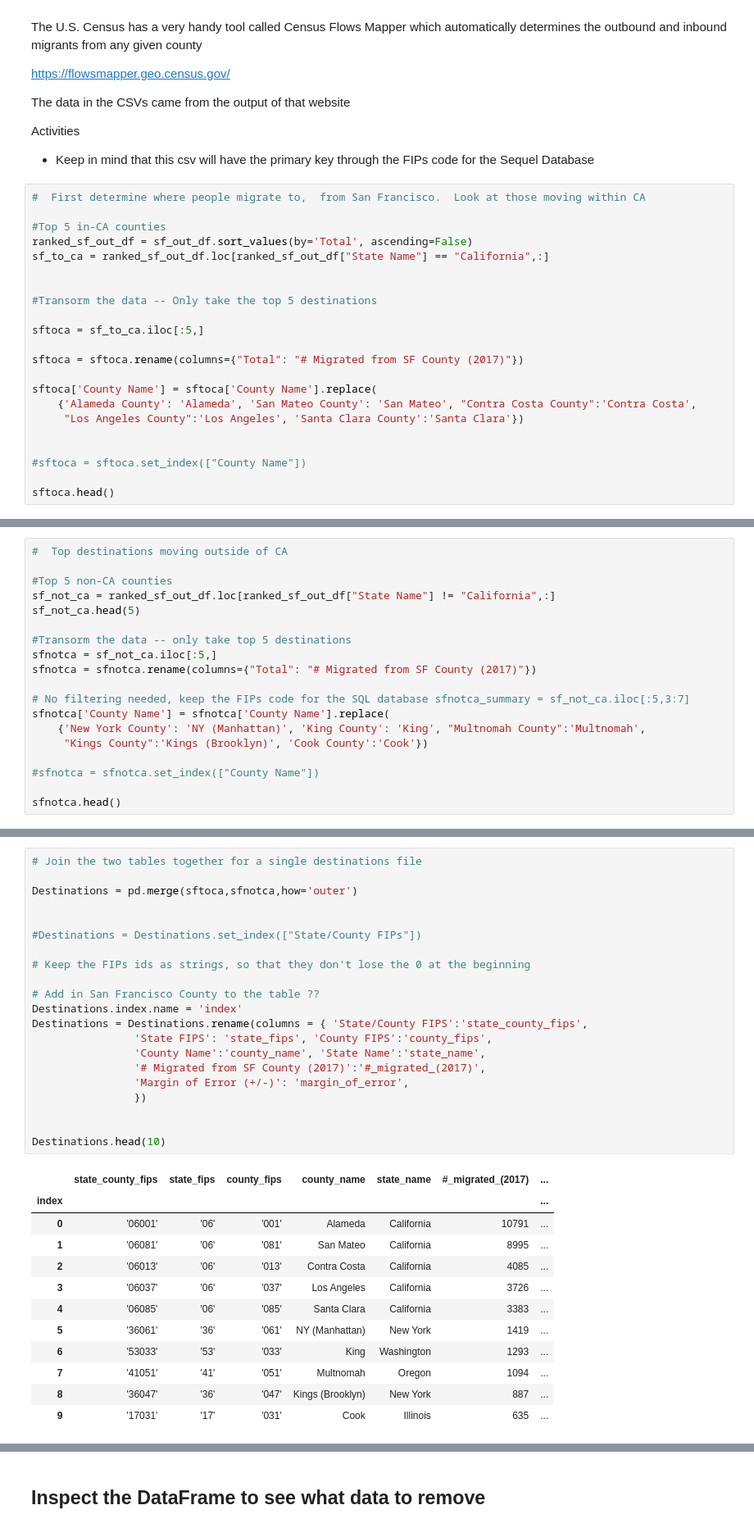
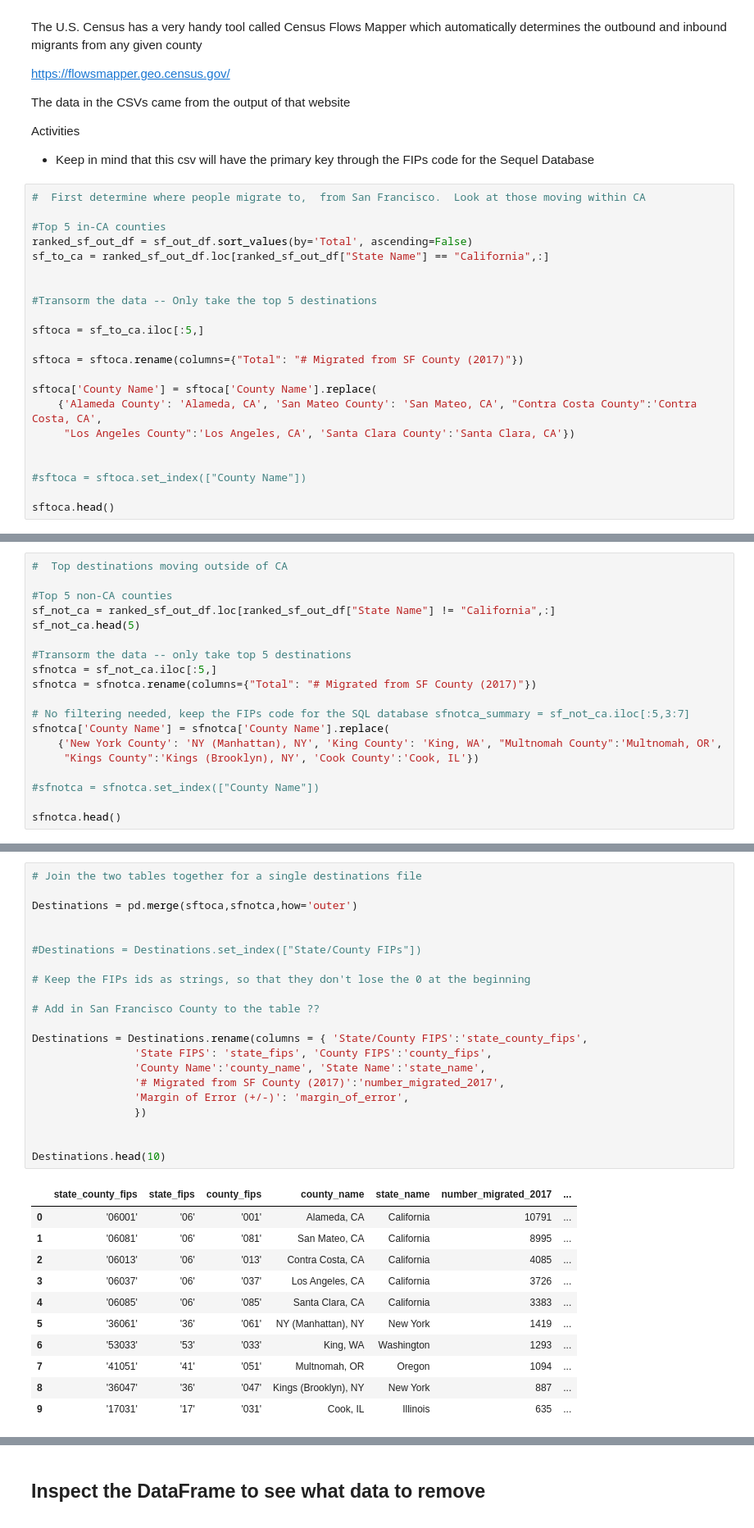
Before and after one commit to sn95033/ETL-Census-Data, a Jupyter notebook: Escape-the-Bay Database.ipynb, the cells around one changed output, grey strips where cells are left out. Shown at 82% size. Saved outputs shown, nothing was run; the diff lists cells and outputs as text.

```diff
--- a/Escape-the-Bay Database.ipynb
+++ b/Escape-the-Bay Database.ipynb
@@ -91,8 +91,8 @@ sftoca = sf_to_ca.iloc[:5,]
 sftoca = sftoca.rename(columns={"Total": "# Migrated from SF County (2017)"})
 
 sftoca['County Name'] = sftoca['County Name'].replace(
-    {'Alameda County': 'Alameda', 'San Mateo County': 'San Mateo', "Contra Costa County":'Contra Costa',
-     "Los Angeles County":'Los Angeles', 'Santa Clara County':'Santa Clara'})
+    {'Alameda County': 'Alameda, CA', 'San Mateo County': 'San Mateo, CA', "Contra Costa County":'Contra Costa, CA',
+     "Los Angeles County":'Los Angeles, CA', 'Santa Clara County':'Santa Clara, CA'})
 
 
 #sftoca = sftoca.set_index(["County Name"])
@@ -118,8 +118,8 @@ sfnotca = sfnotca.rename(columns={"Total": "# Migrated from SF County (2017)"})
 
 # No filtering needed, keep the FIPs code for the SQL database sfnotca_summary = sf_not_ca.iloc[:5,3:7]
 sfnotca['County Name'] = sfnotca['County Name'].replace(
-    {'New York County': 'NY (Manhattan)', 'King County': 'King', "Multnomah County":'Multnomah',
-     "Kings County":'Kings (Brooklyn)', 'Cook County':'Cook'})
+    {'New York County': 'NY (Manhattan), NY', 'King County': 'King, WA', "Multnomah County":'Multnomah, OR',
+     "Kings County":'Kings (Brooklyn), NY', 'Cook County':'Cook, IL'})
 
 #sfnotca = sfnotca.set_index(["County Name"])
 
@@ -134,34 +134,33 @@ sfnotca.head()
 # %%
 # Join the two tables together for a single destinations file
 
 Destinations = pd.merge(sftoca,sfnotca,how='outer')
 
 
 #Destinations = Destinations.set_index(["State/County FIPs"])
 
 # Keep the FIPs ids as strings, so that they don't lose the 0 at the beginning
 
 # Add in San Francisco County to the table ??
-Destinations.index.name = 'index'
+
 Destinations = Destinations.rename(columns = { 'State/County FIPS':'state_county_fips',
                 'State FIPS': 'state_fips', 'County FIPS':'county_fips',
                 'County Name':'county_name', 'State Name':'state_name',
-                '# Migrated from SF County (2017)':'#_migrated_(2017)',
+                '# Migrated from SF County (2017)':'number_migrated_2017',
                 'Margin of Error (+/-)': 'margin_of_error',
                 })
 
 
 Destinations.head(10)
 # %% [output]
-|  | state_county_fips | state_fips | county_fips | county_name | state_name | #_migrated_(2017) | ... |
-| index |  |  |  |  |  |  | ... |
-| 0 | '06001' | '06' | '001' | Alameda | California | 10791 | ... |
-| 1 | '06081' | '06' | '081' | San Mateo | California | 8995 | ... |
-| 2 | '06013' | '06' | '013' | Contra Costa | California | 4085 | ... |
-| 3 | '06037' | '06' | '037' | Los Angeles | California | 3726 | ... |
-| 4 | '06085' | '06' | '085' | Santa Clara | California | 3383 | ... |
-| 5 | '36061' | '36' | '061' | NY (Manhattan) | New York | 1419 | ... |
-| 6 | '53033' | '53' | '033' | King | Washington | 1293 | ... |
-| 7 | '41051' | '41' | '051' | Multnomah | Oregon | 1094 | ... |
-| 8 | '36047' | '36' | '047' | Kings (Brooklyn) | New York | 887 | ... |
-| 9 | '17031' | '17' | '031' | Cook | Illinois | 635 | ... |
+|  | state_county_fips | state_fips | county_fips | county_name | state_name | number_migrated_2017 | ... |
+| 0 | '06001' | '06' | '001' | Alameda, CA | California | 10791 | ... |
+| 1 | '06081' | '06' | '081' | San Mateo, CA | California | 8995 | ... |
+| 2 | '06013' | '06' | '013' | Contra Costa, CA | California | 4085 | ... |
+| 3 | '06037' | '06' | '037' | Los Angeles, CA | California | 3726 | ... |
+| 4 | '06085' | '06' | '085' | Santa Clara, CA | California | 3383 | ... |
+| 5 | '36061' | '36' | '061' | NY (Manhattan), NY | New York | 1419 | ... |
+| 6 | '53033' | '53' | '033' | King, WA | Washington | 1293 | ... |
+| 7 | '41051' | '41' | '051' | Multnomah, OR | Oregon | 1094 | ... |
+| 8 | '36047' | '36' | '047' | Kings (Brooklyn), NY | New York | 887 | ... |
+| 9 | '17031' | '17' | '031' | Cook, IL | Illinois | 635 | ... |
```
Also changed, not shown: parts of 41 cells of this notebook, 7 other files.
